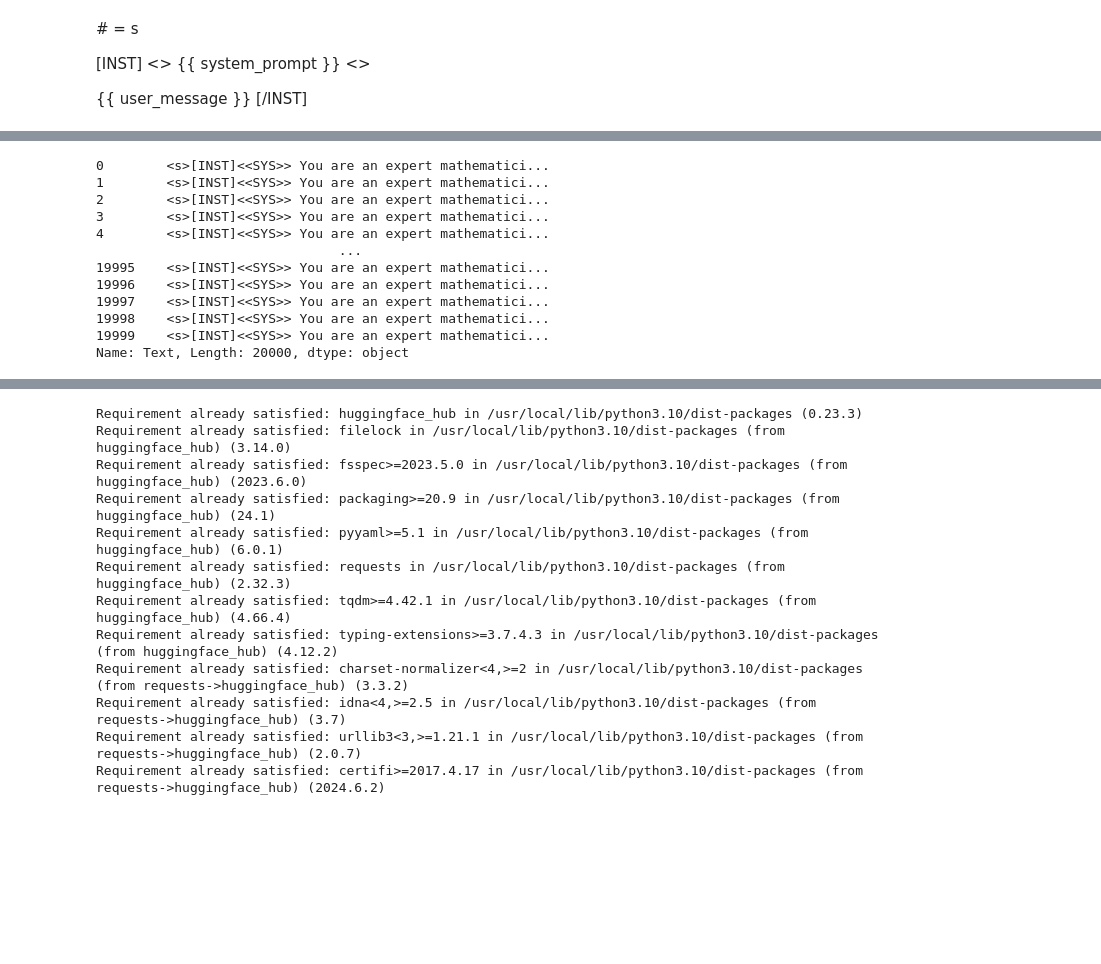
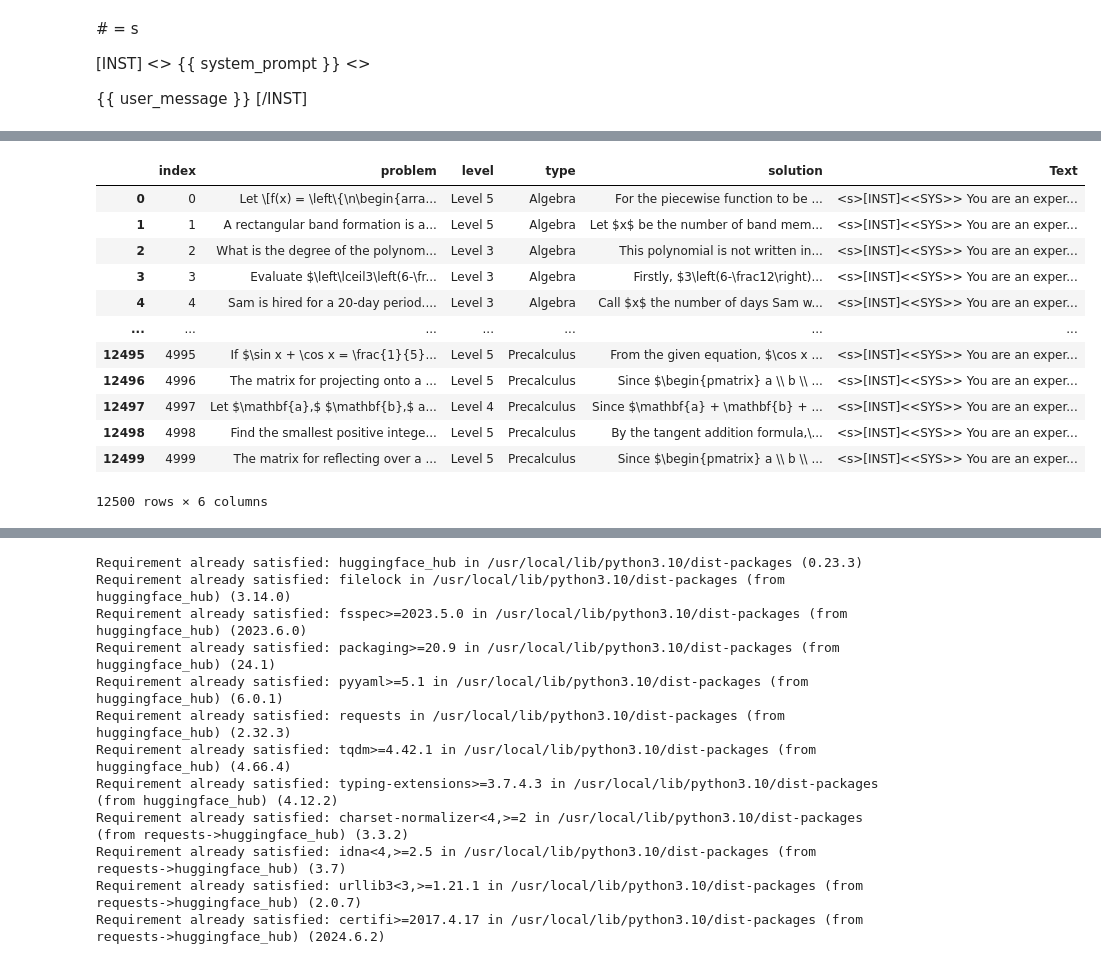
Before and after one commit to devroopsaha744/math-Llama, a Jupyter notebook: Llama2_instruction_dataset.ipynb, the cells around one changed output, grey strips where cells are left out. Cells and saved outputs as stored; diff of their text form; code cells hidden in the pictures; blank space fills up the shorter version.

Commit message:
dataset created for fientuning

```diff
--- a/Llama2_instruction_dataset.ipynb
+++ b/Llama2_instruction_dataset.ipynb
@@ -5,5 +10,4 @@
 # %%
 from datasets import load_dataset
 
-data = load_dataset("math-ai/StackMathQA")
-data = data['train']
+data = load_dataset("lighteval/MATH")
@@ -16,0 +21,5 @@ Dataset({
+# %%
+train_data = data['train'].to_pandas()
+test_data = data['test'].to_pandas()
+
+dataset = pd.concat([train_data, test_data])
@@ -16,0 +42,2 @@ Dataset({
+# %%
+dataset = dataset.reset_index()
@@ -47,10 +74,10 @@ import pandas as pd
 def createPrompt(row):
     bos_token = '<s>'
     system_prompt = '[INST]<<SYS>> You are an expert mathematician, solve the given question accordingly <</SYS>>'
-    input_prompt = f" {row['Q']}[/INST]"
-    output_prompt = f"{row['A']}</s>"
+    input_prompt = f" {row['problem']}[/INST]"
+    output_prompt = f"{row['solution']}</s>"
 
     return bos_token + system_prompt +   input_prompt + output_prompt
 
 # Assuming 'data' is your DataFrame
-data['Text'] = data.apply(createPrompt, axis=1)
+dataset['Text'] = dataset.apply(createPrompt, axis=1)
@@ -75,15 +84,16 @@ data = data['Text']
-# %%
-data
-# %% [output]
-0        <s>[INST]<<SYS>> You are an expert mathematici...
-1        <s>[INST]<<SYS>> You are an expert mathematici...
-2        <s>[INST]<<SYS>> You are an expert mathematici...
-3        <s>[INST]<<SYS>> You are an expert mathematici...
-4        <s>[INST]<<SYS>> You are an expert mathematici...
-                               ...
-19995    <s>[INST]<<SYS>> You are an expert mathematici...
-19996    <s>[INST]<<SYS>> You are an expert mathematici...
-19997    <s>[INST]<<SYS>> You are an expert mathematici...
-19998    <s>[INST]<<SYS>> You are an expert mathematici...
-19999    <s>[INST]<<SYS>> You are an expert mathematici...
-Name: Text, Length: 20000, dtype: object
+# %%
+dataset
+# %% [output]
+|  | index | problem | level | type | solution | Text |
+| 0 | 0 | Let \[f(x) = \left\{\n\begin{arra... | Level 5 | Algebra | For the piecewise function to be ... | <s>[INST]<<SYS>> You are an exper... |
+| 1 | 1 | A rectangular band formation is a... | Level 5 | Algebra | Let $x$ be the number of band mem... | <s>[INST]<<SYS>> You are an exper... |
+| 2 | 2 | What is the degree of the polynom... | Level 3 | Algebra | This polynomial is not written in... | <s>[INST]<<SYS>> You are an exper... |
+| 3 | 3 | Evaluate $\left\lceil3\left(6-\fr... | Level 3 | Algebra | Firstly, $3\left(6-\frac12\right)... | <s>[INST]<<SYS>> You are an exper... |
+| 4 | 4 | Sam is hired for a 20-day period.... | Level 3 | Algebra | Call $x$ the number of days Sam w... | <s>[INST]<<SYS>> You are an exper... |
+| ... | ... | ... | ... | ... | ... | ... |
+| 12495 | 4995 | If $\sin x + \cos x = \frac{1}{5}... | Level 5 | Precalculus | From the given equation, $\cos x ... | <s>[INST]<<SYS>> You are an exper... |
+| 12496 | 4996 | The matrix for projecting onto a ... | Level 5 | Precalculus | Since $\begin{pmatrix} a \\ b \\ ... | <s>[INST]<<SYS>> You are an exper... |
+| 12497 | 4997 | Let $\mathbf{a},$ $\mathbf{b},$ a... | Level 4 | Precalculus | Since $\mathbf{a} + \mathbf{b} + ... | <s>[INST]<<SYS>> You are an exper... |
+| 12498 | 4998 | Find the smallest positive intege... | Level 5 | Precalculus | By the tangent addition formula,\... | <s>[INST]<<SYS>> You are an exper... |
+| 12499 | 4999 | The matrix for reflecting over a ... | Level 5 | Precalculus | Since $\begin{pmatrix} a \\ b \\ ... | <s>[INST]<<SYS>> You are an exper... |
+12500 rows × 6 columns
```
Also changed, not shown: parts of 15 cells of this notebook.
